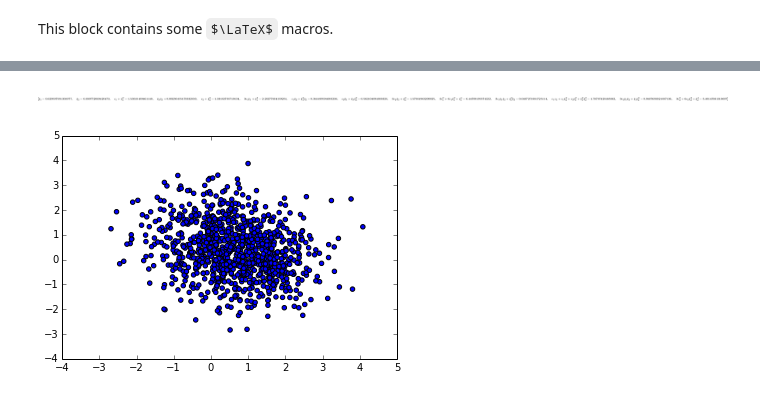
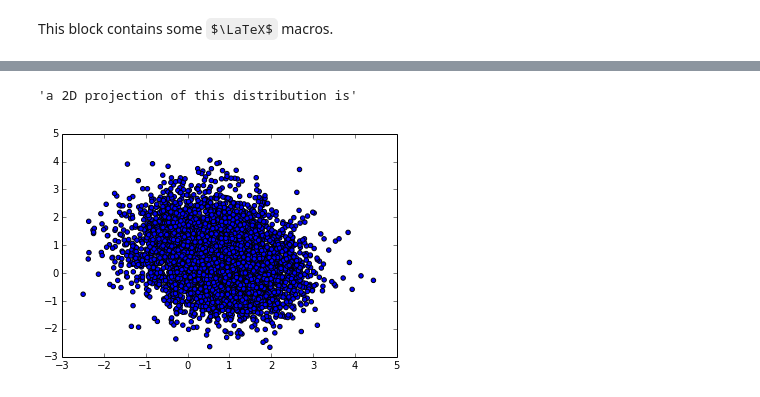
Before and after one commit to sidaw/polymom, a Jupyter notebook: MixtureOfGaussians.ipynb, the cells around one changed output, grey strips where cells are left out. Cells and saved outputs as stored; diff of their text form; code cells hidden in the pictures; some formulas as TeX source.

```diff
--- a/MixtureOfGaussians.ipynb
+++ b/MixtureOfGaussians.ipynb
@@ -34,14 +34,14 @@ d = 2
 degobs = 4
 degmm = 3
 
-sc.random.seed(101)
-gm = models.GaussianMixtureModel.generate('', k, d, means='random', cov='spherical')
-
+sc.random.seed(102)
+gm = models.GaussianMixtureModel.generate(k, d, means='hypercubenoise', cov='diagonal')
+gm.polymom_init_symbols(spherical = False)
 monos = gm.polymom_monos(degmm)
 constraints = gm.polymom_all_constraints(degobs)
 xis = gm.sym_means
 covs = gm.sym_covs
 sym_all = xis + covs
-print 'The polynomial constraints are as follows'
+print 'The true polynomial constraints are:'
 display(constraints)
 # %% [output]
@@ -101,18 +79,16 @@ recovered parameters (Dreesen)
 # %%
-num_samples = 1000
+num_samples = 5000
 X = gm.sample(num_samples)
 import matplotlib.pyplot as plt
 %matplotlib inline
 
 import numpy.linalg
 
 # plot after a random orthogonal projection
 randdir,__,__ = np.linalg.svd(np.random.randn(d,2))
 Y = X.dot(randdir[:,0:2])
+display("a 2D projection of this distribution is")
 plt.scatter(X[:,0], X[:,1]);
-
-constraints_noisy = gm.polymom_all_constraints_samples(degobs, X)
-display(constraints_noisy)
 # %% [output]
+'a 2D projection of this distribution is'
-[figure, old version]
+[figure, new version]
-[figure, removed]
```
Also changed, not shown: parts of 23 cells of this notebook, 3 other files.
